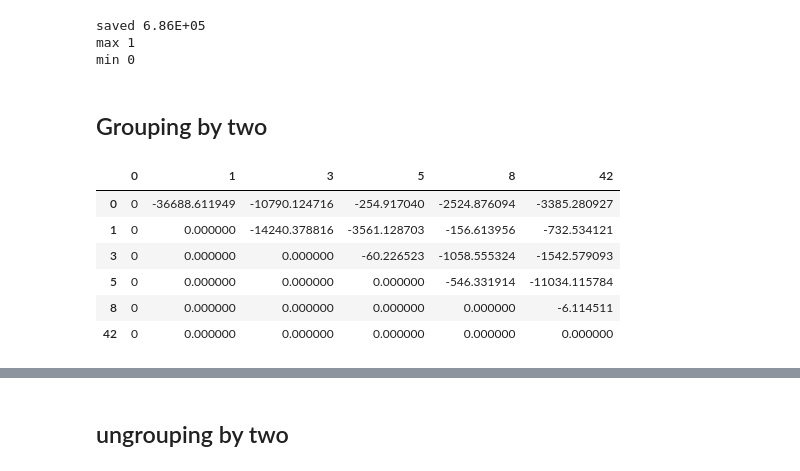
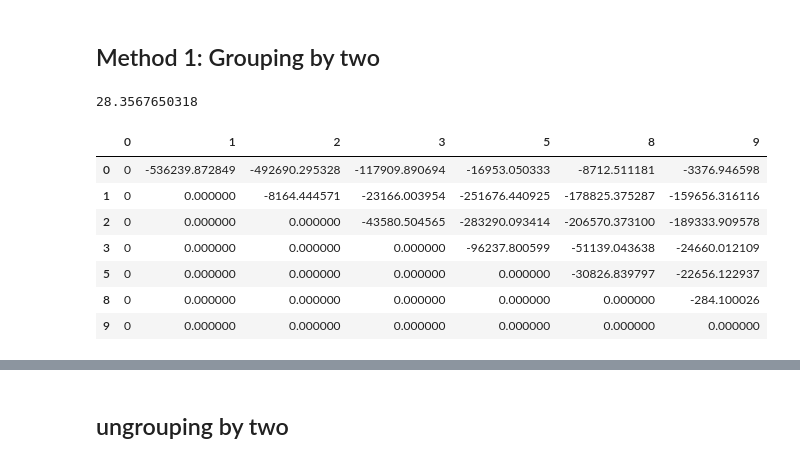
Before and after one commit to MODA-NYC/Project_SchoolLunch, a Jupyter notebook: FreeLunch.ipynb, the cells around one changed output, grey strips where cells are left out. Drawn from its saved outputs; the diff is of its cells as text; code cells hidden in the pictures.

```diff
--- a/FreeLunch.ipynb
+++ b/FreeLunch.ipynb
@@ -220,0 +314,5 @@ l0
+# %%
+# testing with a smaller set of schools
+cep = cep.sample(100)
+cep.reset_index(inplace=True)
+cep.shape
@@ -220,0 +326,11 @@ l0
+# %%
+#initializing results as a list. This is where the groupings and reimbursements will be stored
+results = []
+tempResults = [] #throw away results
+
+# this implementation of threshold only for each school separately
+# each school is it's own group to start with
+cep['group']=cep.index
+results = calcReimburse(cep, results)
+#print out latest result: number of groups, reimbursement, and threshold met
+results[-1][1:]
@@ -220,0 +355,5 @@ l0
+# %%
+# put all schools in one group and calculate reimbursements
+cep['group']=0
+calcReimburse(cep, results)
+"{:.2e}".format(results[-1][2])
@@ -229,67 +377,65 @@ max 0
 min 1
 # %%
 # random
-numberOfGroups = 5
-school['group'] = school[:numberOfGroups].sample(school.shape[0],replace=True).index
-results = calcReimburse(school, results)
-
-possReimb = [x[2] for x in results]
-print 'saved', "{:.2E}".format(max(possReimb)-min(possReimb))
-print 'max', possReimb.index(max(possReimb))
-print 'min', possReimb.index(min(possReimb))
+#numberOfGroups = 5
+#school['group'] = school[:numberOfGroups].sample(school.shape[0],replace=True).index
+#results = calcReimburse(school, results)
-# %% [output]
-saved 6.86E+05
-max 1
-min 0
 # %% [markdown]
-## Grouping by two
+## Method 1: Grouping by two
 # %%
 #initialize deltaR
-school['group']=school.index
-calcReimburse(school,tempResults)
-index = list(set(school.group))
+cep['group']=cep.index
+tempResults=[]
+tempResults = calcReimburse(cep,tempResults)
+index = list(set(cep.group))
 deltaR = pd.DataFrame(0,columns=index,index=index)
 
+startTime = time.time()
 for i in index:
     for j in index:
         if i < j: #can probably optimize this
-            deltaR.loc[i,j] = deltaReimburse(school,i,j)
+            deltaR.loc[i,j] = deltaReimburse(cep,i,j)
 
+midTime = time.time()
 
 while (deltaR.values.max() > 0):
     # the max value of deltaR, if it's >0, determines the groups to be combined
     # if max is <=0 then no further combination will increase reimbursements
 
     # the index and column location of the max value
     indLoc = np.where(deltaR == deltaR.values.max())[0][0]
     colLoc = np.where(deltaR == deltaR.values.max())[1][0]
 
     # the index location corresponds to the first group, the column location to the second group
     # note the firstGroup number is smaller than the secondGroup.
     firstGroup = index[indLoc]
     secondGroup = index[colLoc]
 
     #drop the row/col of the second group in deltaR (it will be combined with the first group)
     deltaR.drop(secondGroup,axis=0, inplace=True)
     deltaR.drop(secondGroup,axis=1,inplace=True)
 
     #combining groups in the school df
-    school.loc[school.group==secondGroup,'group']=firstGroup
+    cep.loc[cep.group==secondGroup,'group']=firstGroup
 
     #reset index
-    index = list(set(school.group))
+    index = list(set(cep.group))
     #loop through the row of deltaR corresponding to the new grouping
     for i in index:
         if i>firstGroup:
-            deltaR.loc[firstGroup,i] = deltaReimburse(school,firstGroup,i)
+            deltaR.loc[firstGroup,i] = deltaReimburse(cep,firstGroup,i)
 
-results = calcReimburse(school, results)
+endTime = time.time()
+print endTime - startTime
+results = calcReimburse(cep, results)
 deltaR
 # %% [output]
+28.3567650318
-|  | 0 | 1 | 3 | 5 | 8 | 42 |
-| 0 | 0 | -36688.611949 | -10790.124716 | -254.917040 | -2524.876094 | -3385.280927 |
-| 1 | 0 | 0.000000 | -14240.378816 | -3561.128703 | -156.613956 | -732.534121 |
-| 3 | 0 | 0.000000 | 0.000000 | -60.226523 | -1058.555324 | -1542.579093 |
-| 5 | 0 | 0.000000 | 0.000000 | 0.000000 | -546.331914 | -11034.115784 |
-| 8 | 0 | 0.000000 | 0.000000 | 0.000000 | 0.000000 | -6.114511 |
-| 42 | 0 | 0.000000 | 0.000000 | 0.000000 | 0.000000 | 0.000000 |
+|  | 0 | 1 | 2 | 3 | 5 | 8 | 9 |
+| 0 | 0 | -536239.872849 | -492690.295328 | -117909.890694 | -16953.050333 | -8712.511181 | -3376.946598 |
+| 1 | 0 | 0.000000 | -8164.444571 | -23166.003954 | -251676.440925 | -178825.375287 | -159656.316116 |
+| 2 | 0 | 0.000000 | 0.000000 | -43580.504565 | -283290.093414 | -206570.373100 | -189333.909578 |
+| 3 | 0 | 0.000000 | 0.000000 | 0.000000 | -96237.800599 | -51139.043638 | -24660.012109 |
+| 5 | 0 | 0.000000 | 0.000000 | 0.000000 | 0.000000 | -30826.839797 | -22656.122937 |
+| 8 | 0 | 0.000000 | 0.000000 | 0.000000 | 0.000000 | 0.000000 | -284.100026 |
+| 9 | 0 | 0.000000 | 0.000000 | 0.000000 | 0.000000 | 0.000000 | 0.000000 |
```
Also changed, not shown: parts of 72 cells of this notebook, 1 other file.
